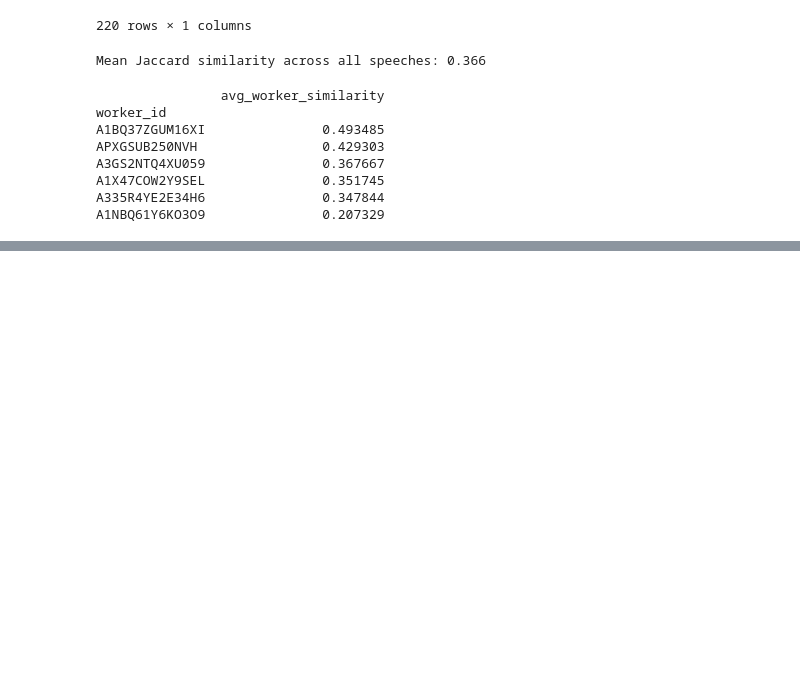
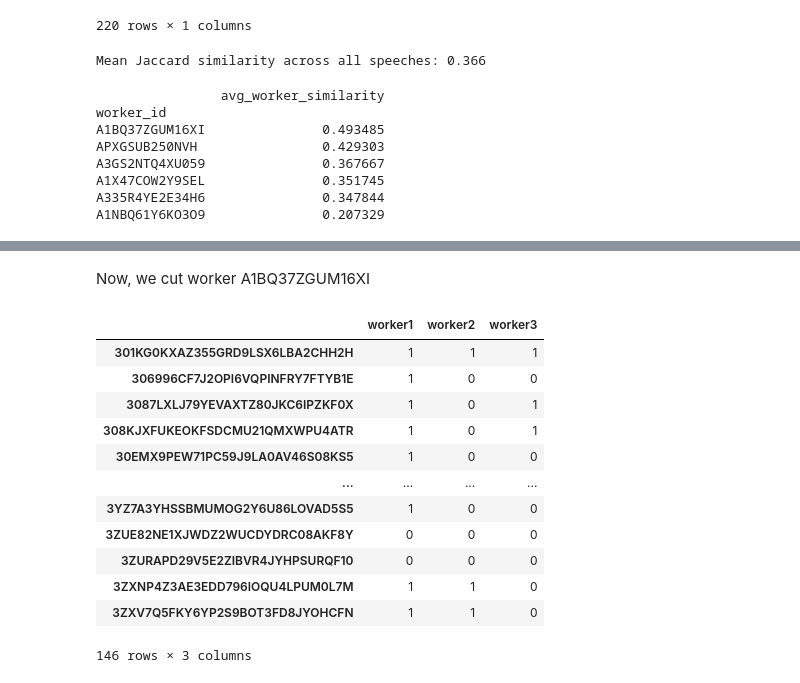
Before and after one commit to toletich311/manifesto_annotations, a Jupyter notebook: Annotations/Annotations_Labeling_Statistics.ipynb, the cells around one changed output, grey strips where cells are left out. Cells and saved outputs as stored; diff of their text form; code cells hidden in the pictures; blank space fills up the shorter version.

```diff
--- a/Annotations/Annotations_Labeling_Statistics.ipynb
+++ b/Annotations/Annotations_Labeling_Statistics.ipynb
@@ -292,16 +422,14 @@ binary_matrix
 # %% [markdown]
 ## Try 2: run Fleiss Kappa on each seperate category
 # %%
-for category, df_binary in category_dfs.items():
+for category, category_dfs[category] in category_dfs.items():
     try:
         # For each row (speech), count number of annotators giving 0 and 1
         counts_matrix = []
 
-        for _, row in df_binary.iterrows():
+        for _, row in category_dfs[category].iterrows():
             counts = [list(row).count(0), list(row).count(1)]  # [num 0s, num 1s]
-            # Optional: only include rows with at least 2 annotations
-            if sum(counts) >= 2:
-                counts_matrix.append(counts)
+            counts_matrix.append(counts)
 
         counts_array = np.array(counts_matrix)
 
@@ -391,7 +506,7 @@ Now we calculate each score. It is important to note we are measuring agreement
 for category, df_binary in category_dfs.items():
     try:
         # Convert to a list of lists (rows = items, columns = annotators)
-        data_matrix = df_binary.to_numpy().tolist()
+        data_matrix = category_dfs[category].to_numpy().tolist()
 
         # Compute Krippendorff's alpha
         alpha_score = krippendorff.alpha(
@@ -534,0 +665,25 @@ A1NBQ61Y6KO3O9               0.207329
+# %% [markdown]
+Now, we cut worker A1BQ37ZGUM16XI
+# %%
+# for each category_df[category], we must cut worker A1BQ37ZGUM16XI
+worker_to_remove = 'A3GS2NTQ4XU059'
+
+# Loop through each category and drop the worker
+for category, df in category_dfs.items():
+    if worker_to_remove in df.columns:
+        category_dfs[category] = df.drop(columns=[worker_to_remove])
+category_dfs['Market regulation']
+# %% [output]
+|  | worker1 | worker2 | worker3 |
+| 301KG0KXAZ355GRD9LSX6LBA2CHH2H | 1 | 1 | 1 |
+| 306996CF7J2OPI6VQPINFRY7FTYB1E | 1 | 0 | 0 |
+| 3087LXLJ79YEVAXTZ80JKC6IPZKF0X | 1 | 0 | 1 |
+| 308KJXFUKEOKFSDCMU21QMXWPU4ATR | 1 | 0 | 1 |
+| 30EMX9PEW71PC59J9LA0AV46S08KS5 | 1 | 0 | 0 |
+| ... | ... | ... | ... |
+| 3YZ7A3YHSSBMUMOG2Y6U86LOVAD5S5 | 1 | 0 | 0 |
+| 3ZUE82NE1XJWDZ2WUCDYDRC08AKF8Y | 0 | 0 | 0 |
+| 3ZURAPD29V5E2ZIBVR4JYHPSURQF10 | 0 | 0 | 0 |
+| 3ZXNP4Z3AE3EDD796IOQU4LPUM0L7M | 1 | 1 | 0 |
+| 3ZXV7Q5FKY6YP2S9BOT3FD8JYOHCFN | 1 | 1 | 0 |
+146 rows × 3 columns
```
Also changed, not shown: parts of 19 cells of this notebook.
